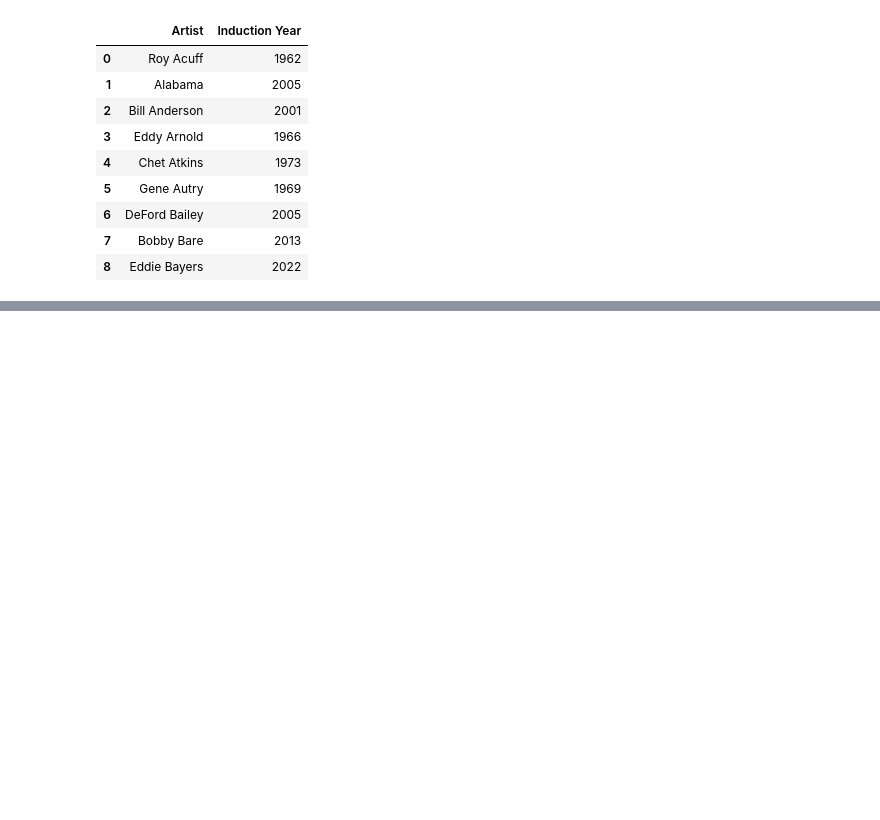
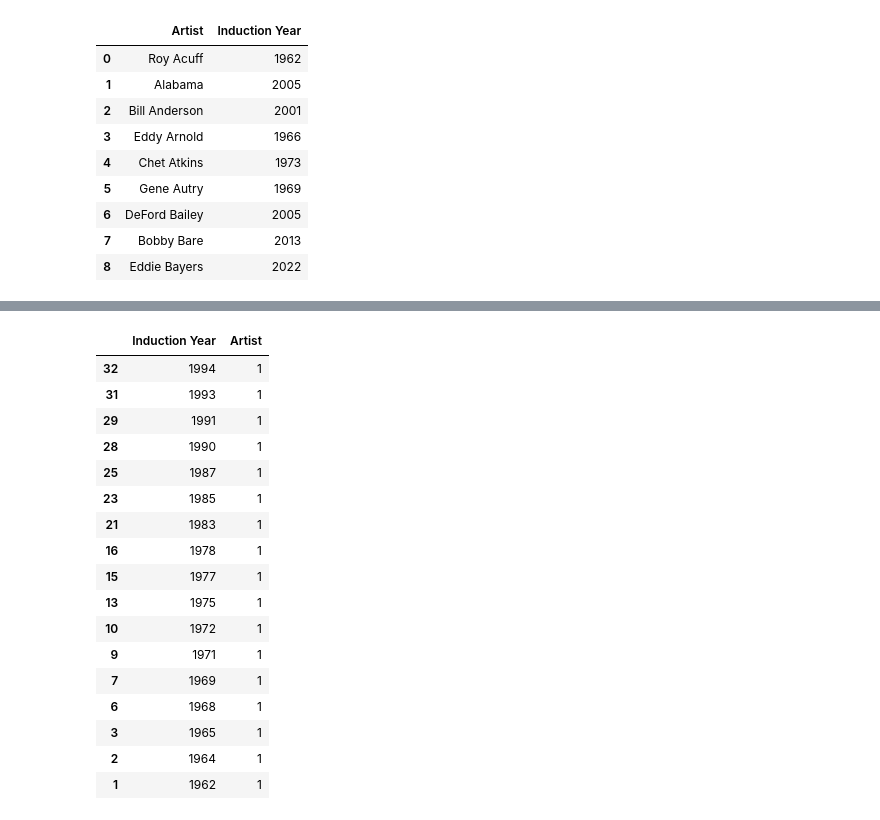
Before and after one commit to NSS-Data-Analytics-Cohort-6/web-scraping-country-music-hof-jrthompson25, a Jupyter notebook: Notebooks/country_Music_HofF.ipynb, the cells around one changed output, grey strips where cells are left out. Saved outputs shown, nothing was run; the diff lists cells and outputs as text; code cells hidden in the pictures; blank space fills up the shorter version.

```diff
--- a/Notebooks/country_Music_HofF.ipynb
+++ b/Notebooks/country_Music_HofF.ipynb
@@ -157,0 +202,25 @@ inductees_df.head(200)
+# %%
+#5 Continued
+#List of years with only 1 inductee
+artistCount_df = pd.DataFrame(inductees_df.groupby('Induction Year', as_index=False)['Artist'].count().sort_values(['Induction Year'],ascending=False))
+artistCountEquals1 = artistCount_df[artistCount_df.Artist == 1]
+artistCountEquals1
+# %% [output]
+|  | Induction Year | Artist |
+| 32 | 1994 | 1 |
+| 31 | 1993 | 1 |
+| 29 | 1991 | 1 |
+| 28 | 1990 | 1 |
+| 25 | 1987 | 1 |
+| 23 | 1985 | 1 |
+| 21 | 1983 | 1 |
+| 16 | 1978 | 1 |
+| 15 | 1977 | 1 |
+| 13 | 1975 | 1 |
+| 10 | 1972 | 1 |
+| 9 | 1971 | 1 |
+| 7 | 1969 | 1 |
+| 6 | 1968 | 1 |
+| 3 | 1965 | 1 |
+| 2 | 1964 | 1 |
+| 1 | 1962 | 1 |
```
Also changed, not shown: parts of 14 cells of this notebook.
